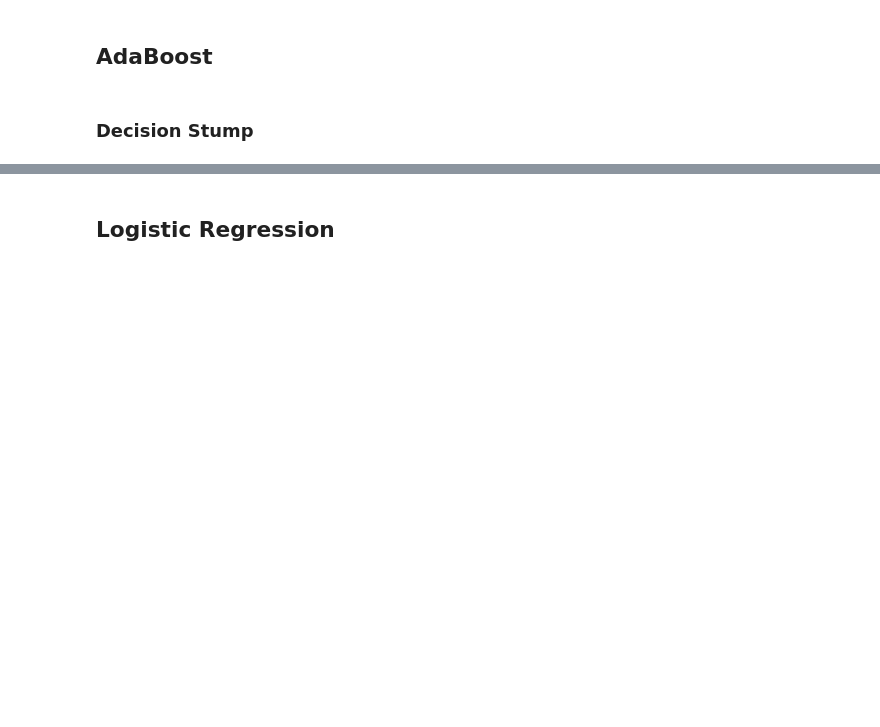
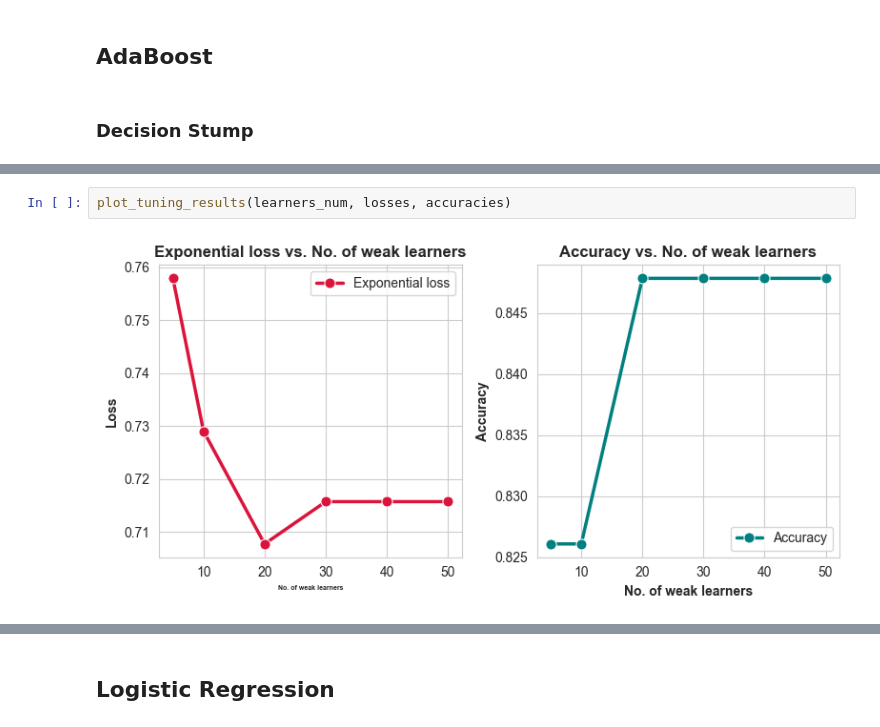
Before and after one commit to HagerMelook/Heart-Failure-Classification, a Jupyter notebook: DataPrepStep.ipynb, the cells around one changed output, grey strips where cells are left out. Drawn from its saved outputs; the diff is of its cells as text; blank space fills up the shorter version.

```diff
--- a/DataPrepStep.ipynb
+++ b/DataPrepStep.ipynb
@@ -747,2 +751,6 @@ Best number of weak learners: 10 | Accuracy: 0.8913 | Exponential Loss: 0.5232
+# %%
+plot_tuning_results(learners_num, losses, accuracies)
+# %% [output]
+[figure, added]
 # %%
 # train adaboost model
```
Also changed, not shown: parts of 21 cells of this notebook.
